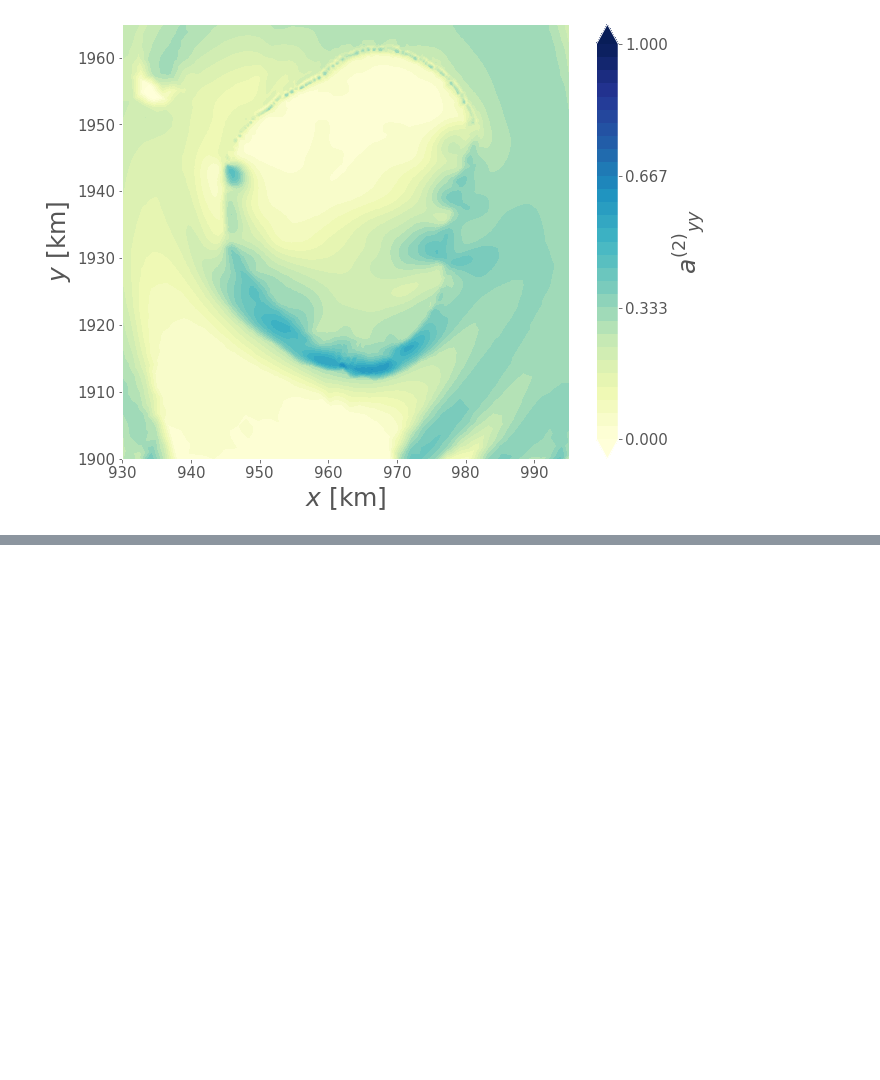
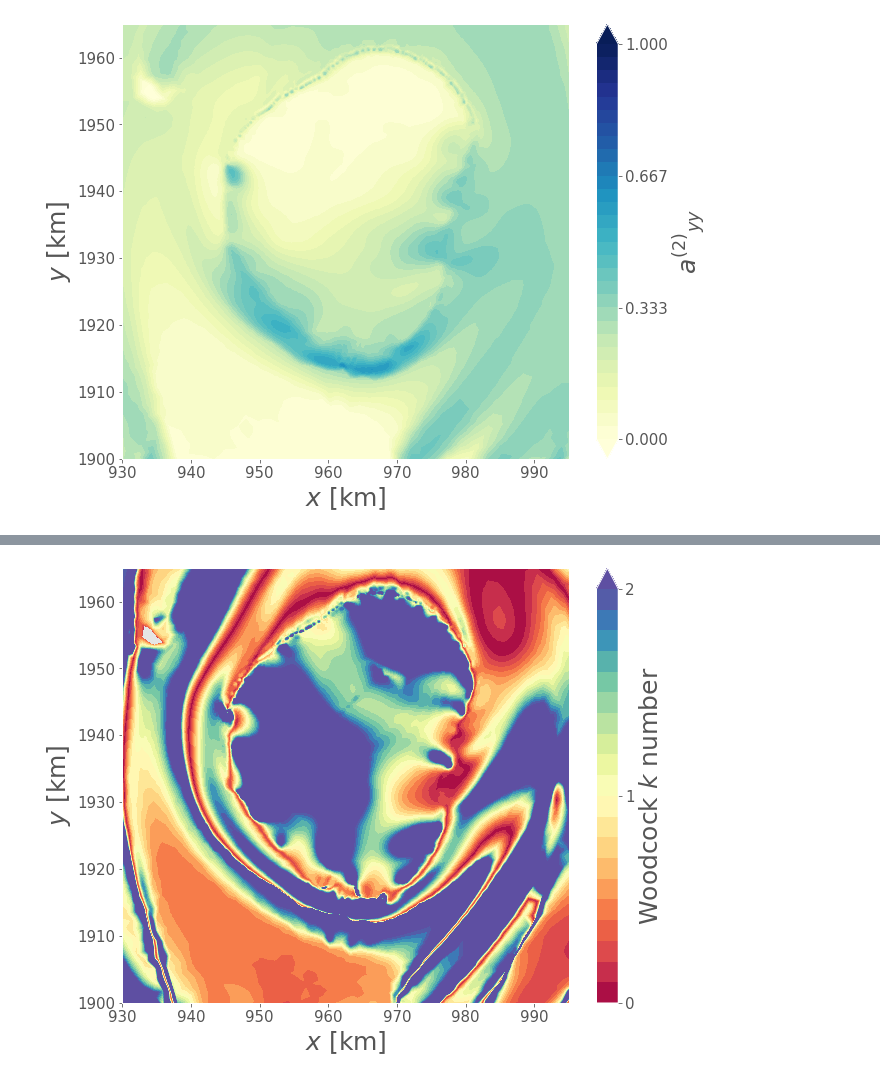
Before and after one commit to henryclara/AnisotropyElmer, a Jupyter notebook: PostProcessing/FirstPlots.ipynb, the cells around one changed output, grey strips where cells are left out. Saved outputs shown, nothing was run; the diff lists cells and outputs as text; code cells hidden in the pictures; blank space fills up the shorter version.

```diff
--- a/PostProcessing/FirstPlots.ipynb
+++ b/PostProcessing/FirstPlots.ipynb
@@ -138,0 +165,27 @@ fig.savefig('../Figures/a_zz.jpg', format='jpg', dpi=700, bbox_inches = "tight")
+# %%
+# Calculate the Woodcock k number
+
+k = np.zeros_like(axx)
+
+for i in range(len(axx)):
+    for j in range(len(axx[0])):
+        k[i][j] = np.log(lambda3[i][j]/lambda2[i][j]) / np.log(lambda2[i][j]/lambda1[i][j])
+# %%
+# Plot the Woodcock k number
+
+inter = 1
+fig, ax = plt.subplots(1, 1, figsize=(10, 8))
+CS = ax.contourf(x/1000, y/1000, k, levels=np.linspace(0,2,21),  cmap='Spectral', extend = 'max')
+skip = (slice(None, None, inter), slice(None, None, inter))
+ax.set_xlabel(r'$x$ [km]', size=25)
+ax.set_ylabel(r'$y$ [km]', size=25)
+ax.tick_params(axis='both', which='major', labelsize=15)
+plt.xlim(930, 995)
+plt.ylim(1900, 1965)
+cbar = fig.colorbar(CS, ticks=[0.0, 1.0, 2.0])
+cbar.ax.tick_params(labelsize=15)
+cbar.set_label(r"Woodcock $k$ number", rotation=90, size=25)
+
+fig.savefig('../Figures/woodcock_k.jpg', format='jpg', dpi=700, bbox_inches = "tight")
+# %% [output]
+[figure, added]
```
Also changed, not shown: parts of 8 cells of this notebook.
